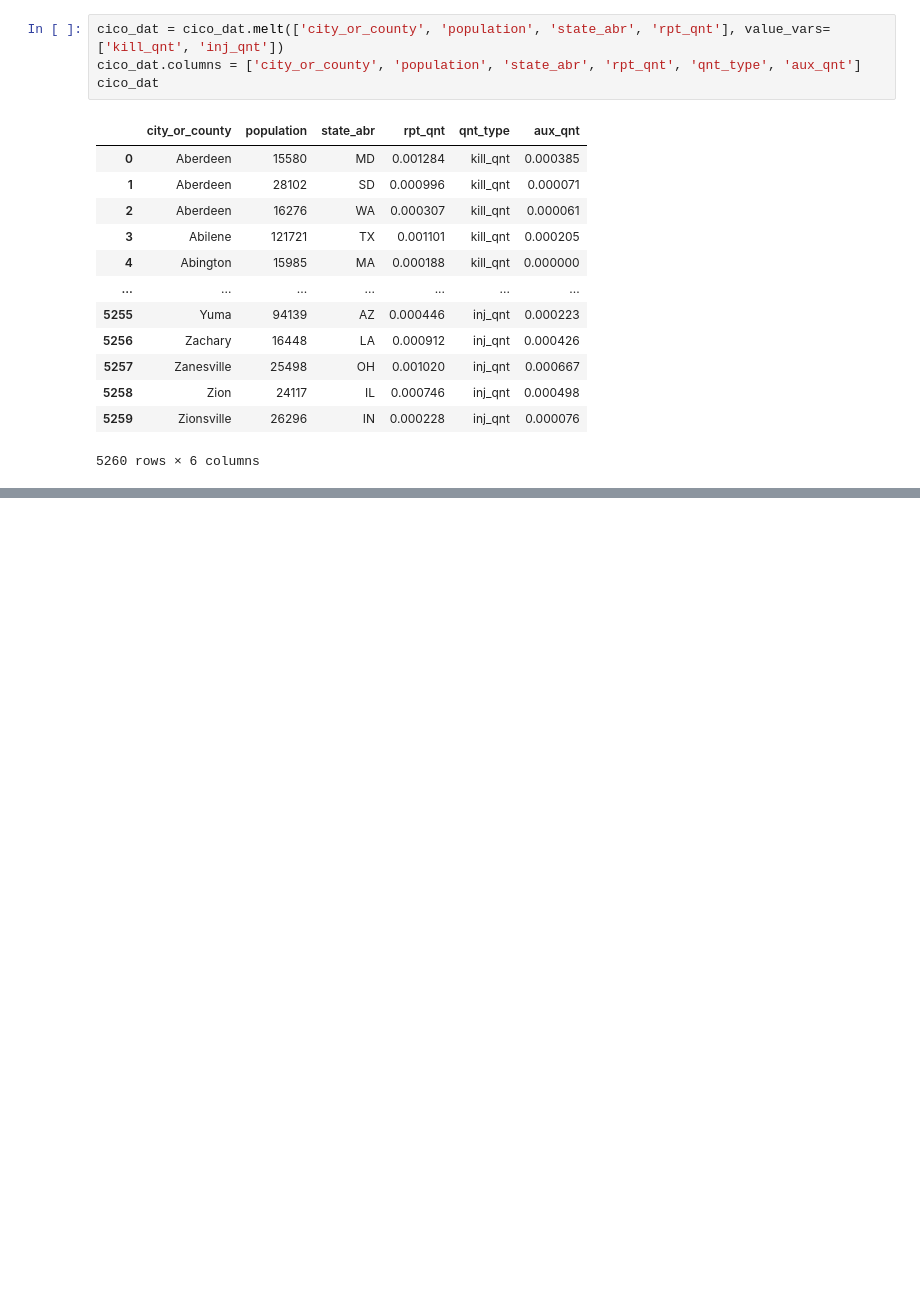
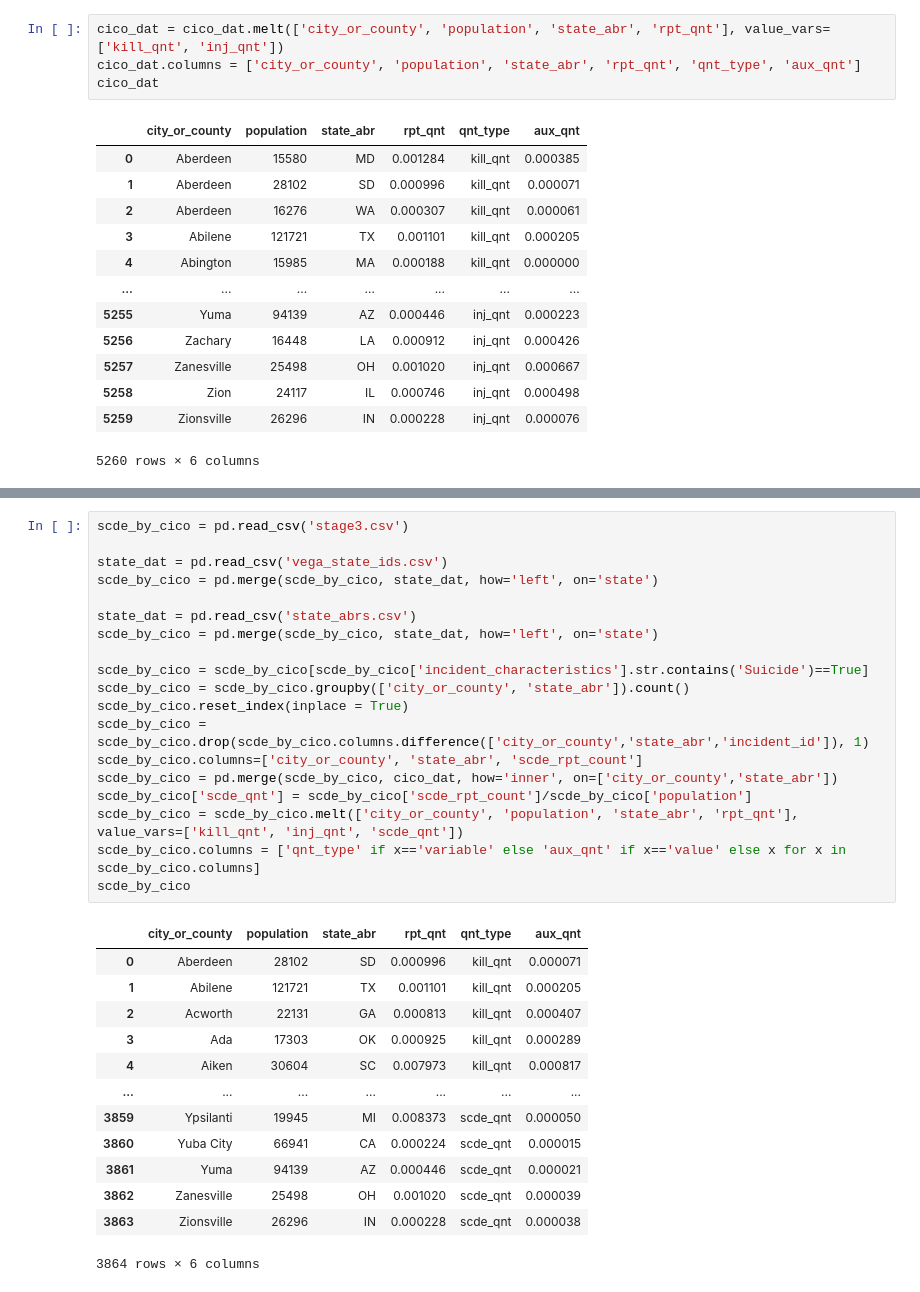
Before and after one commit to ErfanFaneian/580_final, a Jupyter notebook: stat_cruncher.ipynb, the cells around one changed output, grey strips where cells are left out. Saved outputs shown, nothing was run; the diff lists cells and outputs as text; blank space fills up the shorter version.

```diff
--- a/stat_cruncher.ipynb
+++ b/stat_cruncher.ipynb
@@ -602,3 +602,36 @@ alt.Chart(cico_dat).mark_circle().encode(
 )
 # %% [output]
 [interactive output not drawn]
+# %%
+scde_by_cico = pd.read_csv('stage3.csv')
+
+state_dat = pd.read_csv('vega_state_ids.csv')
+scde_by_cico = pd.merge(scde_by_cico, state_dat, how='left', on='state')
+
+state_dat = pd.read_csv('state_abrs.csv')
+scde_by_cico = pd.merge(scde_by_cico, state_dat, how='left', on='state')
+
+scde_by_cico = scde_by_cico[scde_by_cico['incident_characteristics'].str.contains('Suicide')==True]
+scde_by_cico = scde_by_cico.groupby(['city_or_county', 'state_abr']).count()
+scde_by_cico.reset_index(inplace = True)
+scde_by_cico = scde_by_cico.drop(scde_by_cico.columns.difference(['city_or_county','state_abr','incident_id']), 1)
+scde_by_cico.columns=['city_or_county', 'state_abr', 'scde_rpt_count']
+scde_by_cico = pd.merge(scde_by_cico, cico_dat, how='inner', on=['city_or_county','state_abr'])
+scde_by_cico['scde_qnt'] = scde_by_cico['scde_rpt_count']/scde_by_cico['population']
+scde_by_cico = scde_by_cico.melt(['city_or_county', 'population', 'state_abr', 'rpt_qnt'], value_vars=['kill_qnt', 'inj_qnt', 'scde_qnt'])
+scde_by_cico.columns = ['qnt_type' if x=='variable' else 'aux_qnt' if x=='value' else x for x in scde_by_cico.columns]
+scde_by_cico
+# %% [output]
+|  | city_or_county | population | state_abr | rpt_qnt | qnt_type | aux_qnt |
+| 0 | Aberdeen | 28102 | SD | 0.000996 | kill_qnt | 0.000071 |
+| 1 | Abilene | 121721 | TX | 0.001101 | kill_qnt | 0.000205 |
+| 2 | Acworth | 22131 | GA | 0.000813 | kill_qnt | 0.000407 |
+| 3 | Ada | 17303 | OK | 0.000925 | kill_qnt | 0.000289 |
+| 4 | Aiken | 30604 | SC | 0.007973 | kill_qnt | 0.000817 |
+| ... | ... | ... | ... | ... | ... | ... |
+| 3859 | Ypsilanti | 19945 | MI | 0.008373 | scde_qnt | 0.000050 |
+| 3860 | Yuba City | 66941 | CA | 0.000224 | scde_qnt | 0.000015 |
+| 3861 | Yuma | 94139 | AZ | 0.000446 | scde_qnt | 0.000021 |
+| 3862 | Zanesville | 25498 | OH | 0.001020 | scde_qnt | 0.000039 |
+| 3863 | Zionsville | 26296 | IN | 0.000228 | scde_qnt | 0.000038 |
+3864 rows × 6 columns
```
Also changed, not shown: parts of 1 cell of this notebook.
